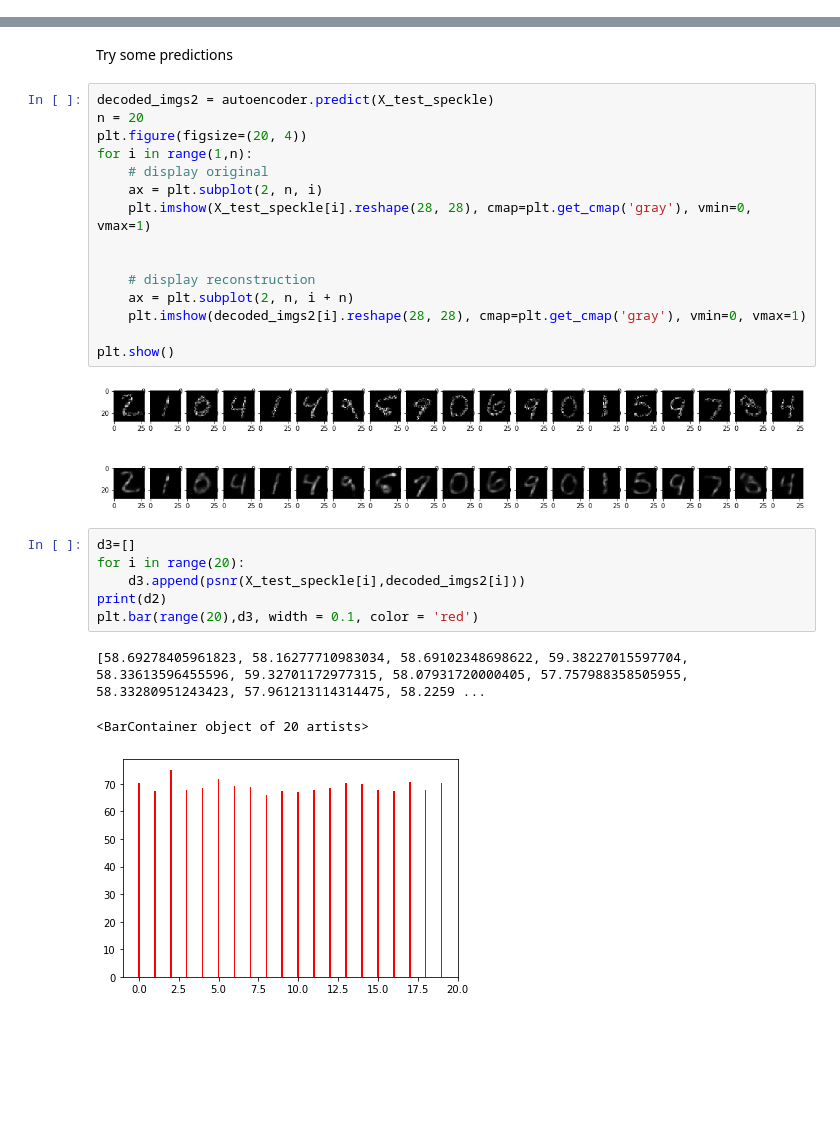
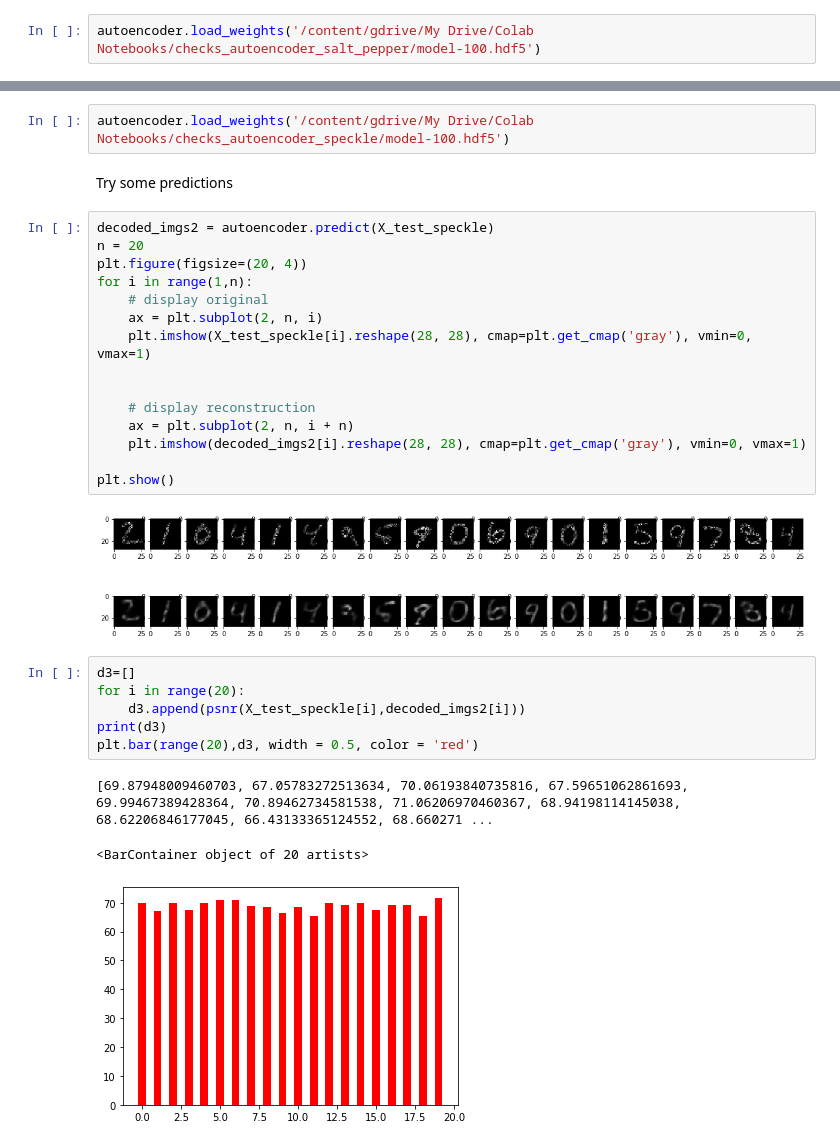
Before and after one commit to ecsquare/Deep-Compression-with-autoencoder, a Jupyter notebook: Compression_with_autoencoder.ipynb, the cells around one changed output, grey strips where cells are left out. Drawn from its saved outputs; the diff is of its cells as text; blank space fills up the shorter version.

```diff
--- a/Compression_with_autoencoder.ipynb
+++ b/Compression_with_autoencoder.ipynb
@@ -198,6 +202,8 @@ autoencoder.fit(X_train_salt_pepper, X_train_salt_pepper,
                 shuffle=True,
                 validation_data=(X_test_salt_pepper, X_test_salt_pepper),
                 callbacks=callbacks_list)
+# %%
+autoencoder.load_weights('/content/gdrive/My Drive/Colab Notebooks/checks_autoencoder_salt_pepper/model-100.hdf5')
 # %% [markdown]
 Show some predictions
 # %%
@@ -309,6 +315,8 @@ plt.legend(['Train', 'Test'], loc='upper left')
 plt.show()
 # %% [output]
 [figure]
+# %%
+autoencoder.load_weights('/content/gdrive/My Drive/Colab Notebooks/checks_autoencoder_speckle/model-100.hdf5')
 # %% [markdown]
 Try some predictions
 # %%
@@ -327,17 +335,17 @@ for i in range(1,n):
 
 plt.show()
 # %% [output]
-[figure, old version]
+[figure, new version]
 # %%
 d3=[]
 for i in range(20):
     d3.append(psnr(X_test_speckle[i],decoded_imgs2[i]))
-print(d2)
-plt.bar(range(20),d3, width = 0.1, color = 'red')
+print(d3)
+plt.bar(range(20),d3, width = 0.5, color = 'red')
 # %% [output]
-[58.69278405961823, 58.16277710983034, 58.69102348698622, 59.38227015597704, 58.33613596455596, 59.32701172977315, 58.07931720000405, 57.757988358505955, 58.33280951243423, 57.961213114314475, 58.2259 ...
+[69.87948009460703, 67.05783272513634, 70.06193840735816, 67.59651062861693, 69.99467389428364, 70.89462734581538, 71.06206970460367, 68.94198114145038, 68.62206846177045, 66.43133365124552, 68.660271 ...
 <BarContainer object of 20 artists>
-[figure, old version]
+[figure, new version]
 # %%
 s3=[]
 for i in range(20):
```
Also changed, not shown: parts of 12 cells of this notebook.
